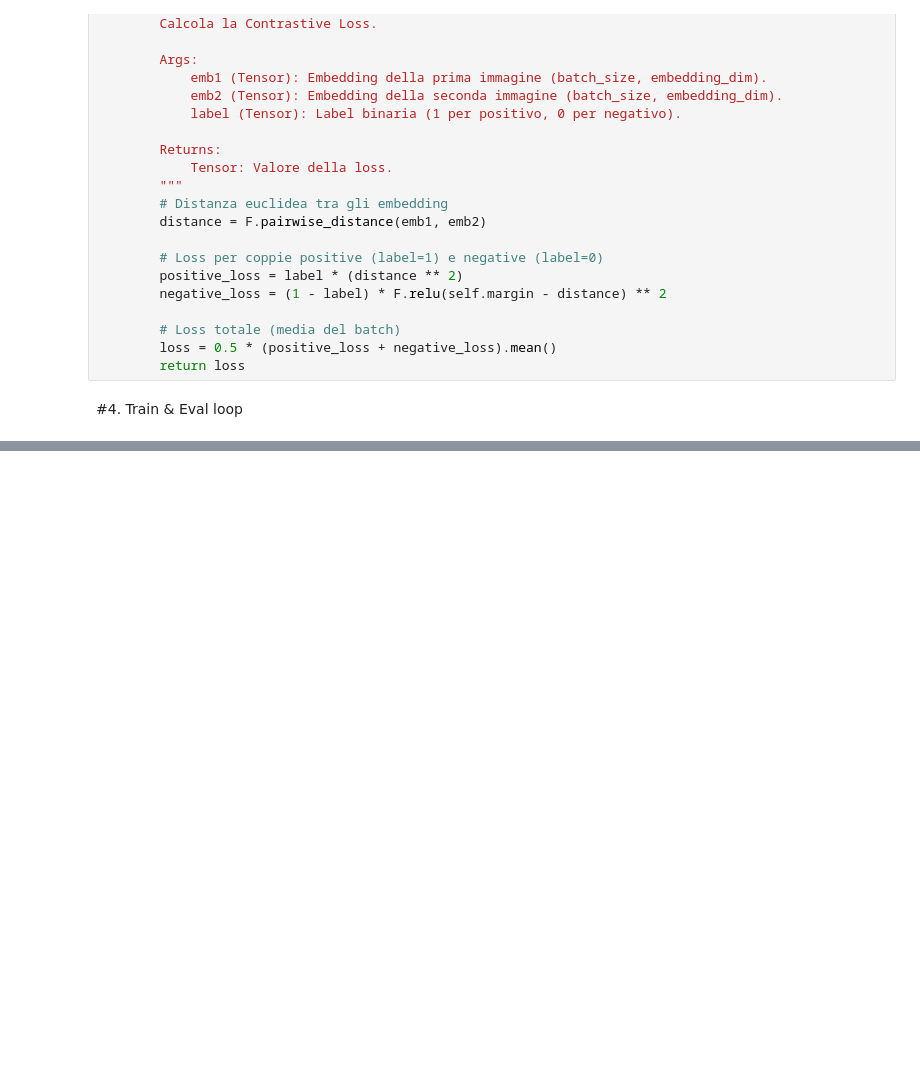
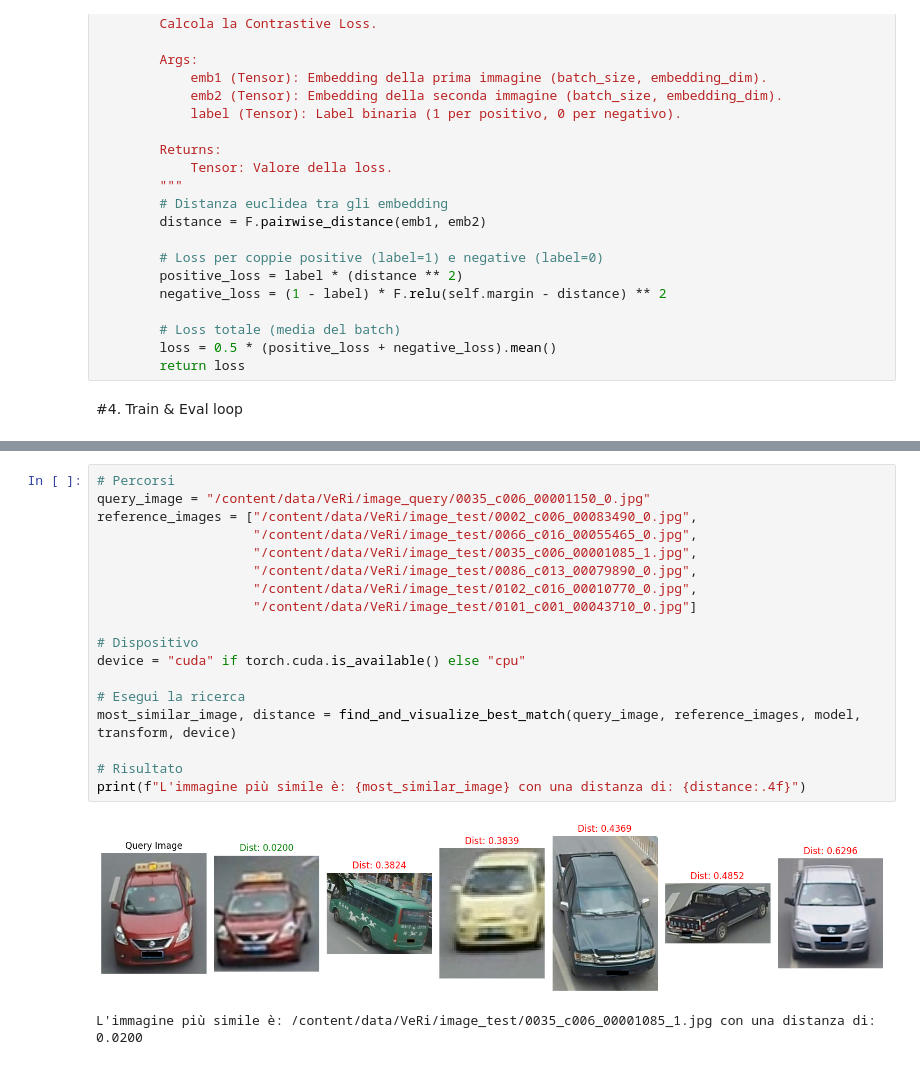
Before and after one commit to lele25811/Vehicle-ReId, a Jupyter notebook: Vehicle_ReId_Rete_Siamese.ipynb, the cells around one changed output, grey strips where cells are left out. Cells and saved outputs as stored; diff of their text form; blank space fills up the shorter version.

```diff
--- a/Vehicle_ReId_Rete_Siamese.ipynb
+++ b/Vehicle_ReId_Rete_Siamese.ipynb
@@ -537,0 +605,21 @@ L'immagine più simile è: /content/data/VeRi/image_test/0002_c002_00030670_0.jp
+# %%
+# Percorsi
+query_image = "/content/data/VeRi/image_query/0035_c006_00001150_0.jpg"
+reference_images = ["/content/data/VeRi/image_test/0002_c006_00083490_0.jpg",
+                    "/content/data/VeRi/image_test/0066_c016_00055465_0.jpg",
+                    "/content/data/VeRi/image_test/0035_c006_00001085_1.jpg",
+                    "/content/data/VeRi/image_test/0086_c013_00079890_0.jpg",
+                    "/content/data/VeRi/image_test/0102_c016_00010770_0.jpg",
+                    "/content/data/VeRi/image_test/0101_c001_00043710_0.jpg"]
+
+# Dispositivo
+device = "cuda" if torch.cuda.is_available() else "cpu"
+
+# Esegui la ricerca
+most_similar_image, distance = find_and_visualize_best_match(query_image, reference_images, model, transform, device)
+
+# Risultato
+print(f"L'immagine più simile è: {most_similar_image} con una distanza di: {distance:.4f}")
+# %% [output]
+[figure, added]
+L'immagine più simile è: /content/data/VeRi/image_test/0035_c006_00001085_1.jpg con una distanza di: 0.0200
```
Also changed, not shown: parts of 4 cells of this notebook.
